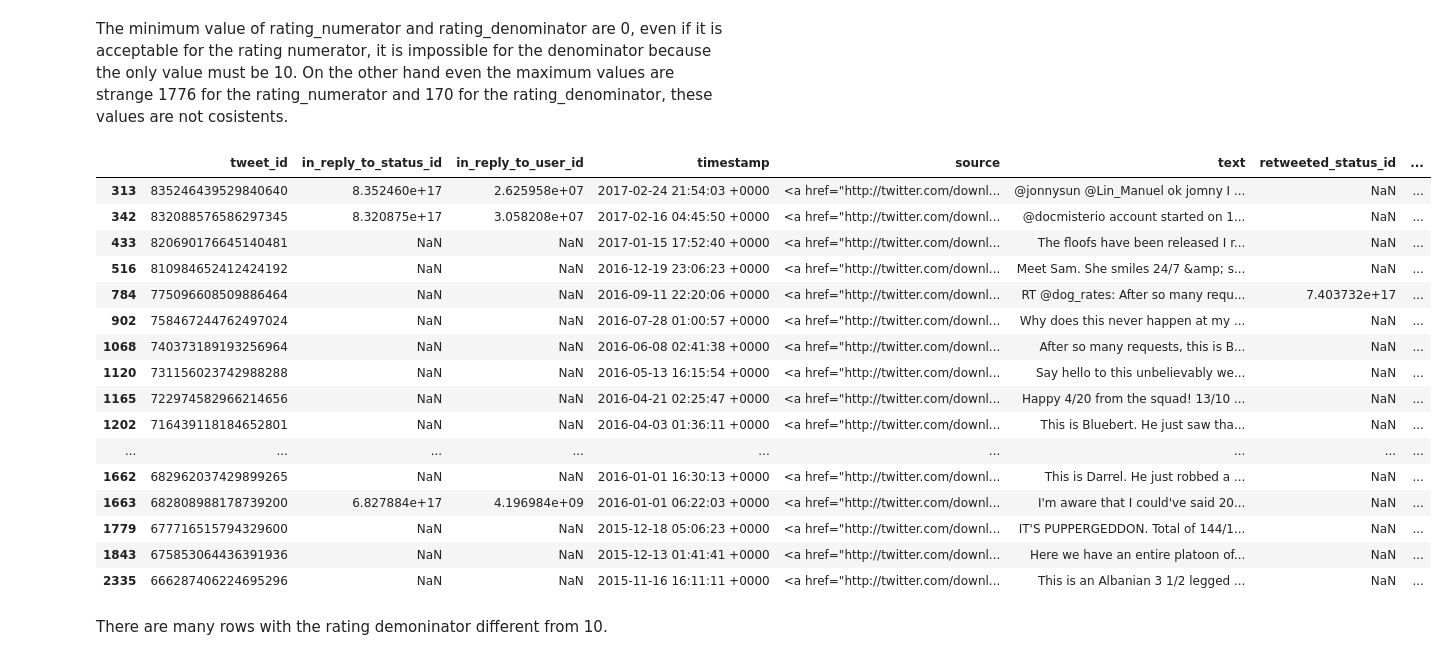
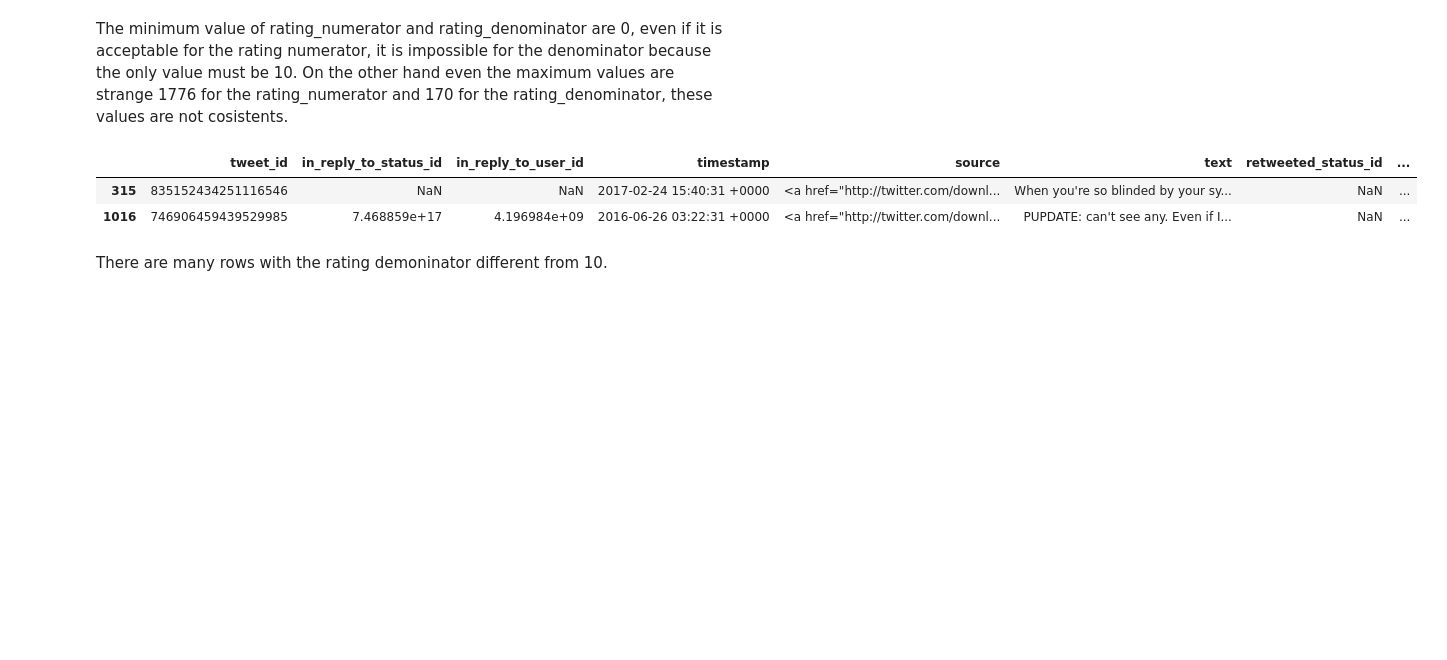
Before and after one commit to furawa/Data_Analyst_Udacity_Projects, a Jupyter notebook: 04_Data_Wrangling/wrangle_act.ipynb, the cells around one changed output. Cells and saved outputs as stored; diff of their text form; code cells hidden in the pictures; blank space fills up the shorter version.

```diff
--- a/04_Data_Wrangling/wrangle_act.ipynb
+++ b/04_Data_Wrangling/wrangle_act.ipynb
@@ -198,25 +198,11 @@ The minimum value of rating_numerator and rating_denominator are 0, even if it i
 it is impossible for the denominator because the only value must be 10. On the other hand even the maximum values are
 strange 1776 for the rating_numerator and 170 for the rating_denominator, these values are not cosistents.
 # %%
-twitter_archive[twitter_archive.rating_denominator != 10]
+twitter_archive[twitter_archive.rating_numerator != 10]
 # %% [output]
 |  | tweet_id | in_reply_to_status_id | in_reply_to_user_id | timestamp | source | text | retweeted_status_id | ... |
-| 313 | 835246439529840640 | 8.352460e+17 | 2.625958e+07 | 2017-02-24 21:54:03 +0000 | <a href="http://twitter.com/downl... | @jonnysun @Lin_Manuel ok jomny I ... | NaN | ... |
-| 342 | 832088576586297345 | 8.320875e+17 | 3.058208e+07 | 2017-02-16 04:45:50 +0000 | <a href="http://twitter.com/downl... | @docmisterio account started on 1... | NaN | ... |
-| 433 | 820690176645140481 | NaN | NaN | 2017-01-15 17:52:40 +0000 | <a href="http://twitter.com/downl... | The floofs have been released I r... | NaN | ... |
-| 516 | 810984652412424192 | NaN | NaN | 2016-12-19 23:06:23 +0000 | <a href="http://twitter.com/downl... | Meet Sam. She smiles 24/7 &amp; s... | NaN | ... |
-| 784 | 775096608509886464 | NaN | NaN | 2016-09-11 22:20:06 +0000 | <a href="http://twitter.com/downl... | RT @dog_rates: After so many requ... | 7.403732e+17 | ... |
-| 902 | 758467244762497024 | NaN | NaN | 2016-07-28 01:00:57 +0000 | <a href="http://twitter.com/downl... | Why does this never happen at my ... | NaN | ... |
-| 1068 | 740373189193256964 | NaN | NaN | 2016-06-08 02:41:38 +0000 | <a href="http://twitter.com/downl... | After so many requests, this is B... | NaN | ... |
-| 1120 | 731156023742988288 | NaN | NaN | 2016-05-13 16:15:54 +0000 | <a href="http://twitter.com/downl... | Say hello to this unbelievably we... | NaN | ... |
-| 1165 | 722974582966214656 | NaN | NaN | 2016-04-21 02:25:47 +0000 | <a href="http://twitter.com/downl... | Happy 4/20 from the squad! 13/10 ... | NaN | ... |
-| 1202 | 716439118184652801 | NaN | NaN | 2016-04-03 01:36:11 +0000 | <a href="http://twitter.com/downl... | This is Bluebert. He just saw tha... | NaN | ... |
-| ... | ... | ... | ... | ... | ... | ... | ... | ... |
-| 1662 | 682962037429899265 | NaN | NaN | 2016-01-01 16:30:13 +0000 | <a href="http://twitter.com/downl... | This is Darrel. He just robbed a ... | NaN | ... |
-| 1663 | 682808988178739200 | 6.827884e+17 | 4.196984e+09 | 2016-01-01 06:22:03 +0000 | <a href="http://twitter.com/downl... | I'm aware that I could've said 20... | NaN | ... |
-| 1779 | 677716515794329600 | NaN | NaN | 2015-12-18 05:06:23 +0000 | <a href="http://twitter.com/downl... | IT'S PUPPERGEDDON. Total of 144/1... | NaN | ... |
-| 1843 | 675853064436391936 | NaN | NaN | 2015-12-13 01:41:41 +0000 | <a href="http://twitter.com/downl... | Here we have an entire platoon of... | NaN | ... |
-| 2335 | 666287406224695296 | NaN | NaN | 2015-11-16 16:11:11 +0000 | <a href="http://twitter.com/downl... | This is an Albanian 3 1/2 legged ... | NaN | ... |
+| 315 | 835152434251116546 | NaN | NaN | 2017-02-24 15:40:31 +0000 | <a href="http://twitter.com/downl... | When you're so blinded by your sy... | NaN | ... |
+| 1016 | 746906459439529985 | 7.468859e+17 | 4.196984e+09 | 2016-06-26 03:22:31 +0000 | <a href="http://twitter.com/downl... | PUPDATE: can't see any. Even if I... | NaN | ... |
 # %% [markdown]
 There are many rows with the rating demoninator different from 10.
 # %%
```
Also changed, not shown: parts of 1 cell of this notebook.
